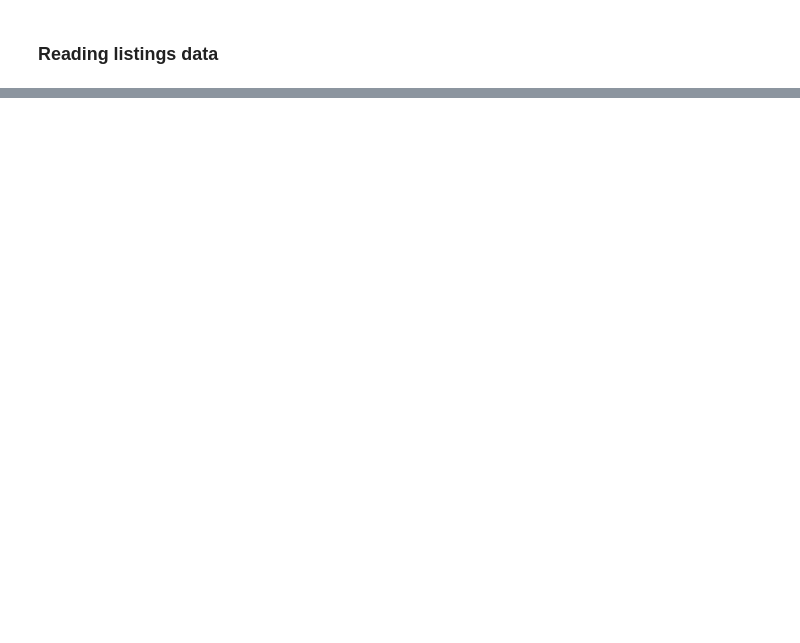
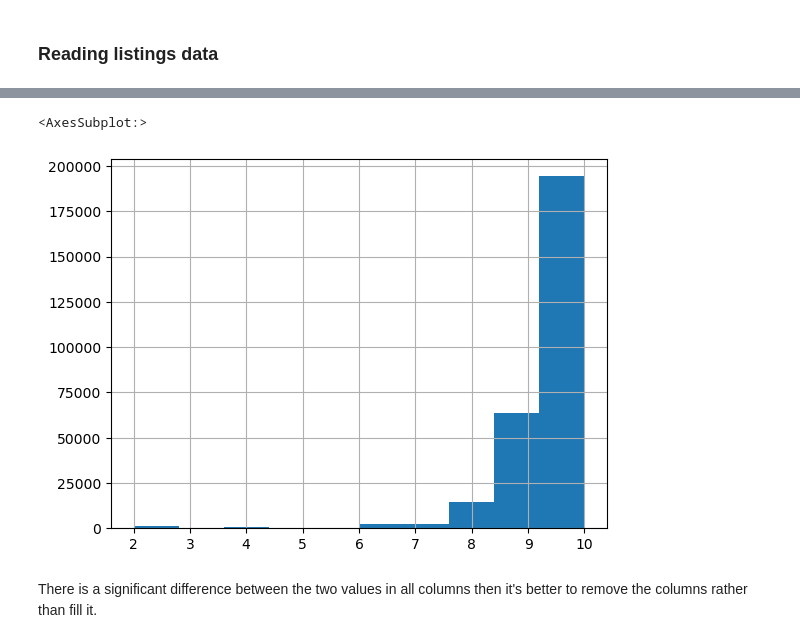
Before and after one commit to AbdullahAlrebdi/week3_project, a Jupyter notebook: main.ipynb, the cells around one changed output, grey strips where cells are left out. Drawn from its saved outputs; the diff is of its cells as text; code cells hidden in the pictures; blank space fills up the shorter version.

```diff
--- a/main.ipynb
+++ b/main.ipynb
@@ -116,0 +264,16 @@ memory usage: 70.4+ MB
+# %%
+# Calculate the origin variance after fill
+df_listifs_rating =df_listings['review_scores_rating'].fillna(df_listings['review_scores_rating'].mean())
+print('The review of scores rating',df_listifs_rating.var())
+df_listifs_accuracy =df_listings['review_scores_accuracy'].fillna(df_listings['review_scores_accuracy'].mean())
+print('The review of scores accuracy: ',df_listifs_accuracy.var())
+df_listifs_cleaniness =df_listings['review_scores_cleanliness'].fillna(df_listings['review_scores_cleanliness'].mean())
+print('The review of scores cleanliness: ',df_listifs_cleaniness.var())
+df_listifs_checkin=df_listings['review_scores_checkin'].fillna(df_listings['review_scores_checkin'].mean())
+print('The review of scores checkin: ',df_listifs_checkin.var())
+df_listifs_communication =df_listings['review_scores_communication'].fillna(df_listings['review_scores_communication'].mean())
+print('The review of scores communication: ',df_listifs_communication.var())
+df_listifs_location =df_listings['review_scores_location'].fillna(df_listings['review_scores_location'].mean())
+print('The review of scores location variace: ',df_listifs_location.var())
+df_listifs_value =df_listings['review_scores_value'].fillna(df_listings['review_scores_value'].mean())
+print('The review of scores value  variace: ',df_listifs_value.var())
@@ -116,0 +294,8 @@ memory usage: 70.4+ MB
+# %%
+# review scores value hist for fillen data
+df_listifs_value.hist()
+# %% [output]
+<AxesSubplot:>
+[figure, added]
+# %% [markdown]
+There is a significant difference between the two values in all columns then it's better to remove the columns rather than fill it.
```
Also changed, not shown: parts of 112 cells of this notebook.
